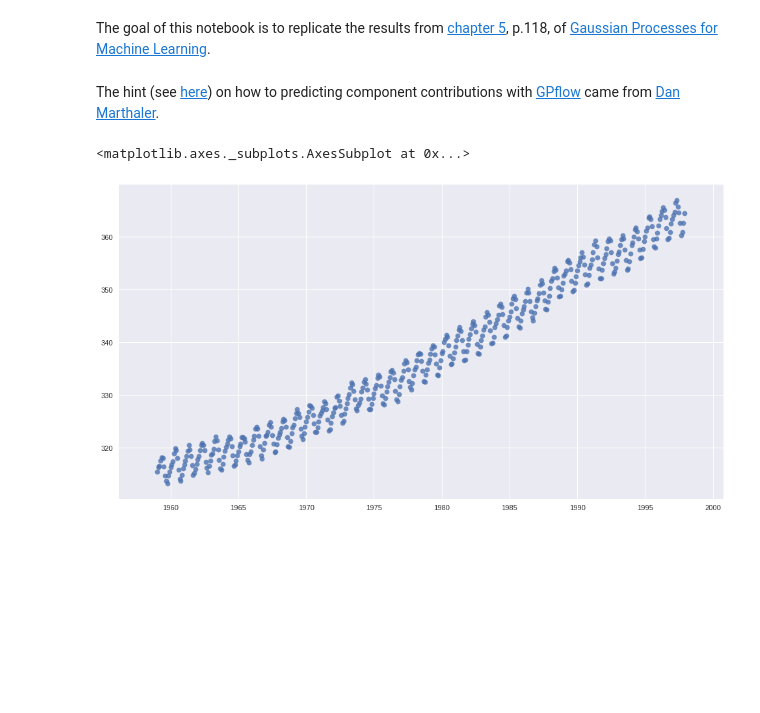
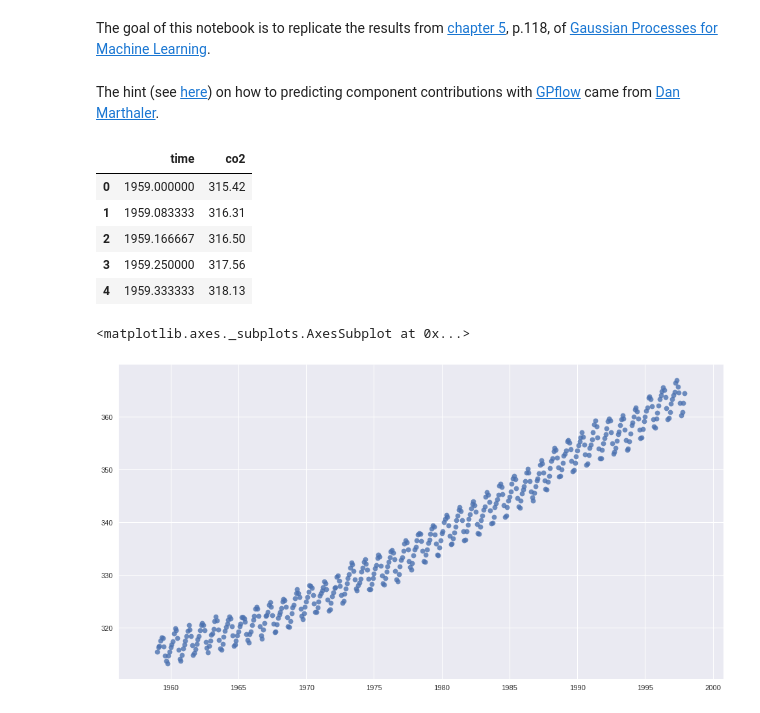
Before and after one commit to cs224/dev-meetup-gaussian-processes, a Jupyter notebook: co2-mauna-loa-gaussian-process-regression.ipynb, the cells around one changed output. Cells and saved outputs as stored; diff of their text form; code cells hidden in the pictures; blank space fills up the shorter version.

```diff
--- a/co2-mauna-loa-gaussian-process-regression.ipynb
+++ b/co2-mauna-loa-gaussian-process-regression.ipynb
@@ -10,12 +10,16 @@ import numpy as np, pandas as pd, matplotlib.pyplot as plt, seaborn as sns, GPfl
 # %%
 # The data used to be available at http://cdiac.esd.ornl.gov/ftp/trends/co2/maunaloa.co2,
 # but now it seems that more up-to-date data can be found at
 # ftp://ftp.cmdl.noaa.gov/ccg/co2/trends/co2_mm_mlo.txt
 
 import statsmodels.api as sm
 
 data1 = sm.datasets.get_rdataset("co2").data
-x = np.array(data1.time)
-y = np.array(data1.co2)
-X = x.reshape(-1, 1)
-Y = y.reshape(-1, 1)
+data1.head()
+# %% [output]
+|  | time | co2 |
+| 0 | 1959.000000 | 315.42 |
+| 1 | 1959.083333 | 316.31 |
+| 2 | 1959.166667 | 316.50 |
+| 3 | 1959.250000 | 317.56 |
+| 4 | 1959.333333 | 318.13 |
```
Also changed, not shown: parts of 16 cells of this notebook.
